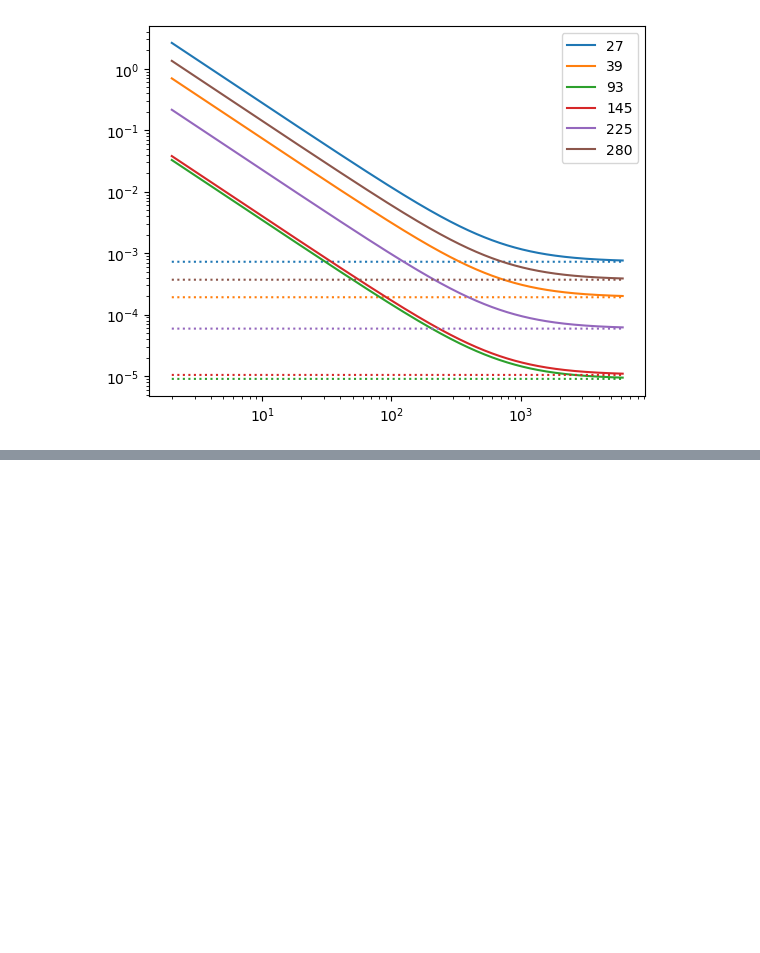
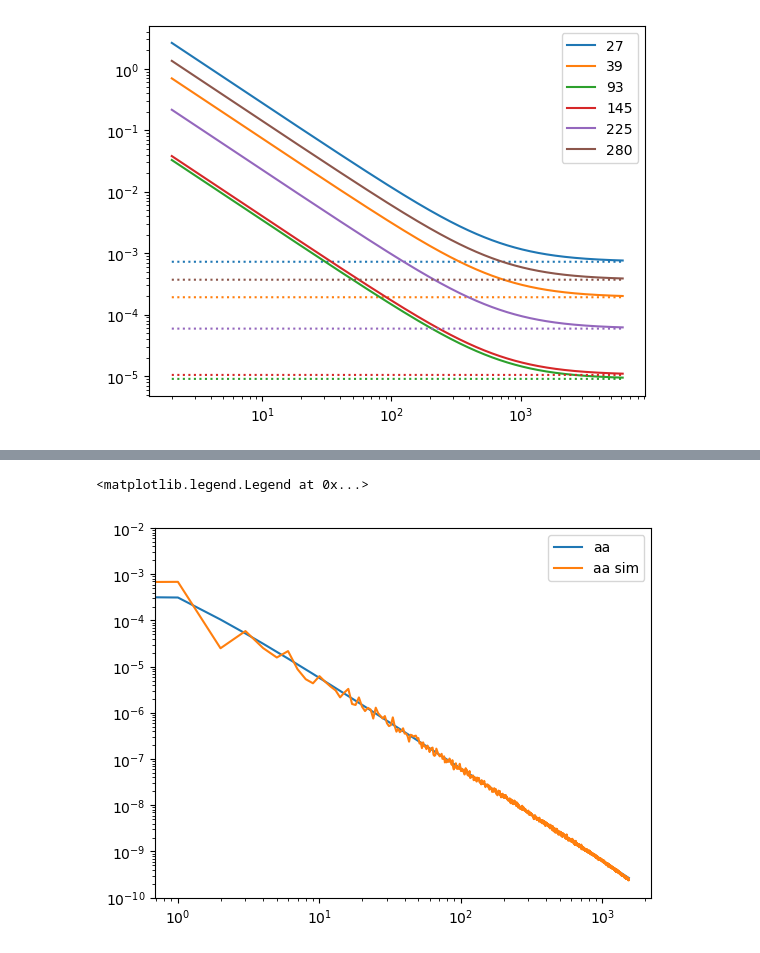
Before and after one commit to antolonappan/solat_cb, a Jupyter notebook: notebooks/simulations.ipynb, the cells around one changed output, grey strips where cells are left out. Cells and saved outputs as stored; diff of their text form; code cells hidden in the pictures; blank space fills up the shorter version.

```diff
--- a/notebooks/simulations.ipynb
+++ b/notebooks/simulations.ipynb
@@ -232,0 +256,8 @@ plt.legend()
+# %%
+plt.loglog(lat_aniso.cmb.cl_aa(),label='aa')
+plt.loglog(hp.anafast(lat_aniso.cmb.alpha_map(0)),label='aa sim')
+plt.ylim(1e-10,1e-2)
+plt.legend()
+# %% [output]
+<matplotlib.legend.Legend at 0x...>
+[figure, added]
```
Also changed, not shown: parts of 11 cells of this notebook, 5 other files.
